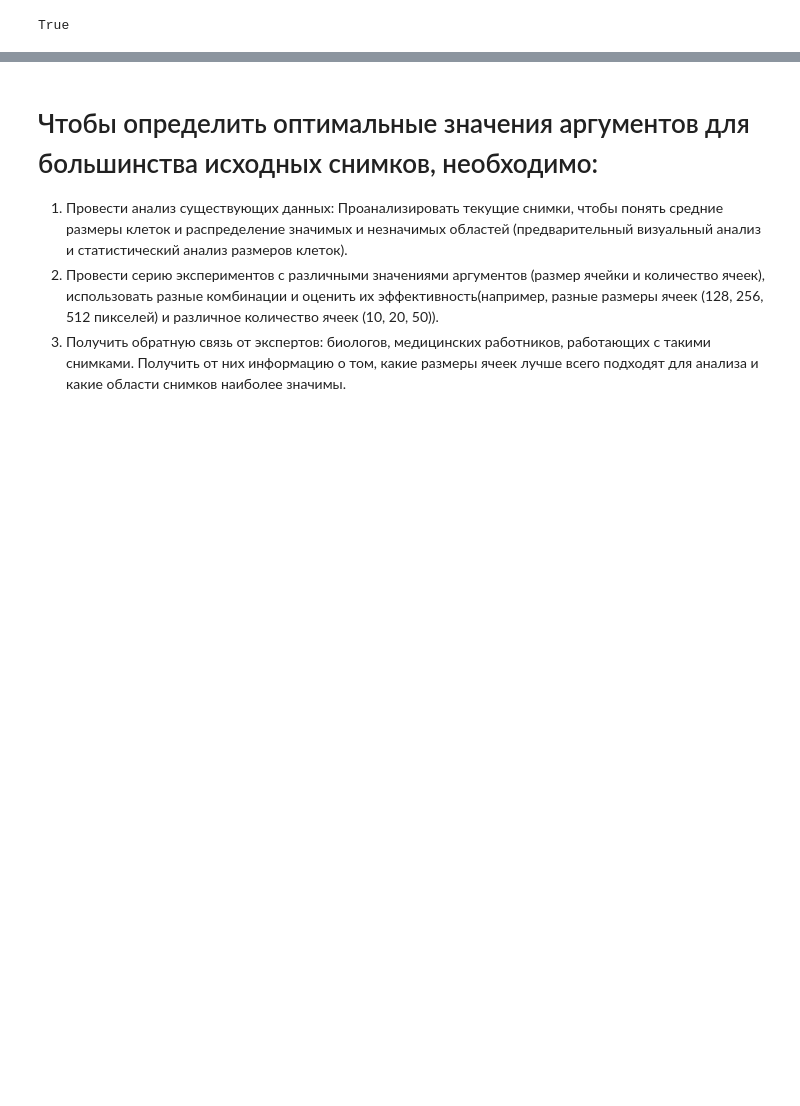
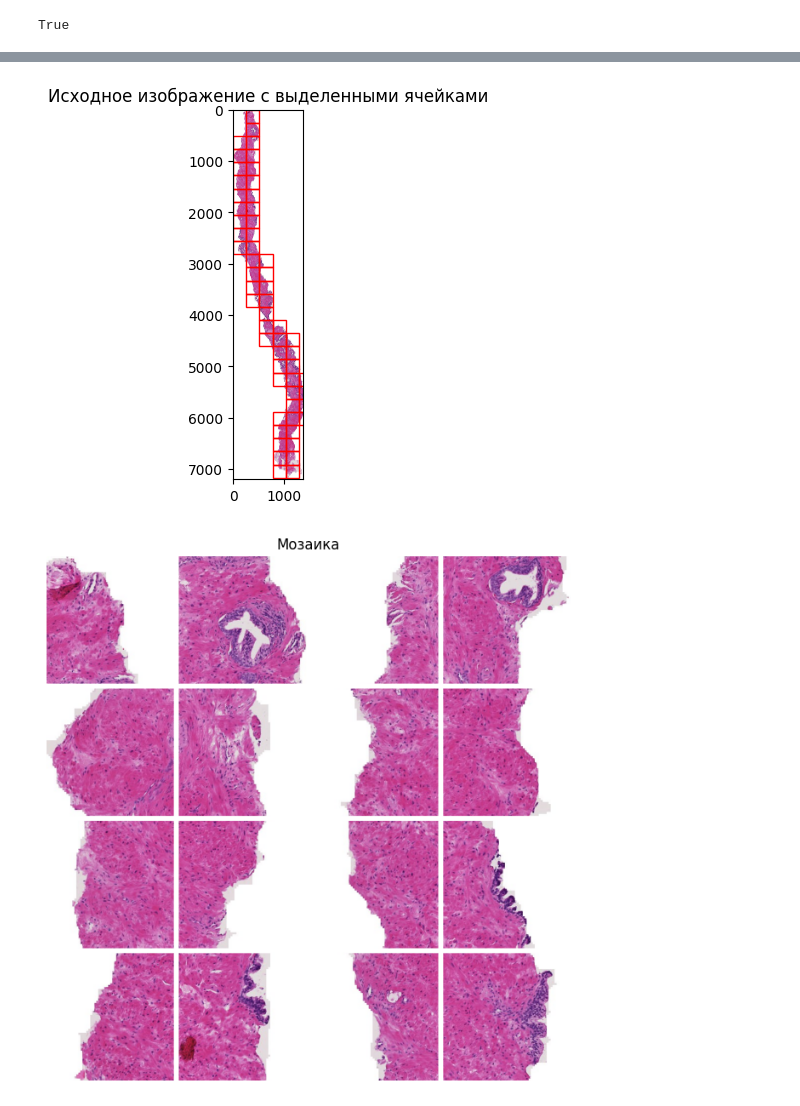
Before and after one commit to 1985Viacheslav/CV_Homeworks, a Jupyter notebook: CV_Homework_3/homework_3.ipynb, the cells around one changed output, grey strips where cells are left out. Cells and saved outputs as stored; diff of their text form; code cells hidden in the pictures; blank space fills up the shorter version.

```diff
--- a/CV_Homework_3/homework_3.ipynb
+++ b/CV_Homework_3/homework_3.ipynb
@@ -272,6 +217,67 @@ plt.show()
-# %% [markdown]
-# Чтобы определить оптимальные значения аргументов для большинства исходных снимков, необходимо:
-
-1. Провести анализ существующих данных: Проанализировать текущие снимки, чтобы понять средние размеры клеток и распределение значимых и незначимых областей (предварительный визуальный анализ и статистический анализ размеров клеток).
-2. Провести серию экспериментов с различными значениями аргументов (размер ячейки и количество ячеек), использовать разные комбинации и оценить их эффективность(например, разные размеры ячеек (128, 256, 512 пикселей) и различное количество ячеек (10, 20, 50)).
-3. Получить обратную связь от экспертов: биологов, медицинских работников, работающих с такими снимками. Получить от них информацию о том, какие размеры ячеек лучше всего подходят для анализа и какие области снимков наиболее значимы.
+# %%
+import matplotlib.pyplot as plt
+from PIL import Image
+import numpy as np
+import matplotlib.patches as patches
+
+def extract_and_display_cells(image_path, cell_size, cell_count, padding=10):
+    image = Image.open(image_path)
+    image_np = np.array(image)
+
+    # размеры изображения
+    img_height, img_width, _ = image_np.shape
+
+    cells = []
+    extracted_cells = 0
+    fig, ax = plt.subplots(1)
+
+    ax.imshow(image_np)
+
+    # проход по изображению с шагом размера ячейки
+    for y in range(0, img_height, cell_size):
+        for x in range(0, img_width, cell_size):
+            if extracted_cells >= cell_count:
+                break
+
+            # вырезаем ячейку
+            cell = image_np[y:y + cell_size, x:x + cell_size]
+
+            # проверяем, содержит ли ячейка "полезную" информацию
+            if cell.mean() < 240:  # порог для фильтрации пустых участков
+                cells.append(cell)
+                extracted_cells += 1
+
+                # добавляем рамку на исходное изображение для визуализации
+                rect = patches.Rectangle((x, y), cell_size, cell_size, linewidth=1, edgecolor='r', facecolor='none')
+                ax.add_patch(rect)
+
+    plt.title("Исходное изображение с выделенными ячейками")
+    plt.show()
+
+    if len(cells) > 16:
+        cells = cells[:16]
+    elif len(cells) < 16:
+        cells = cells * (16 // len(cells)) + cells[:16 % len(cells)]
+
+    # размер сетки и подготовка мозаики с учетом padding
+    grid_size = 4
+    mosaic_size = grid_size * cell_size + (grid_size - 1) * padding
+    mosaic = np.ones((mosaic_size, mosaic_size, 3), dtype=np.uint8) * 255  # фон белого цвета
+
+    for idx, cell in enumerate(cells):
+        i = idx // grid_size
+        j = idx % grid_size
+        y_start = i * (cell_size + padding)
+        x_start = j * (cell_size + padding)
+        mosaic[y_start:y_start + cell_size, x_start:x_start + cell_size] = cell
+
+    plt.figure(figsize=(8, 8))
+    plt.imshow(mosaic)
+    plt.axis('off')
+    plt.title("Мозаика")
+    plt.show()
+
+extract_and_display_cells("cells/train1_1.jpeg", cell_size=256, cell_count=56)
+# %% [output]
+[figure, added]
+[figure, added]
```
Also changed, not shown: parts of 2 cells of this notebook.
